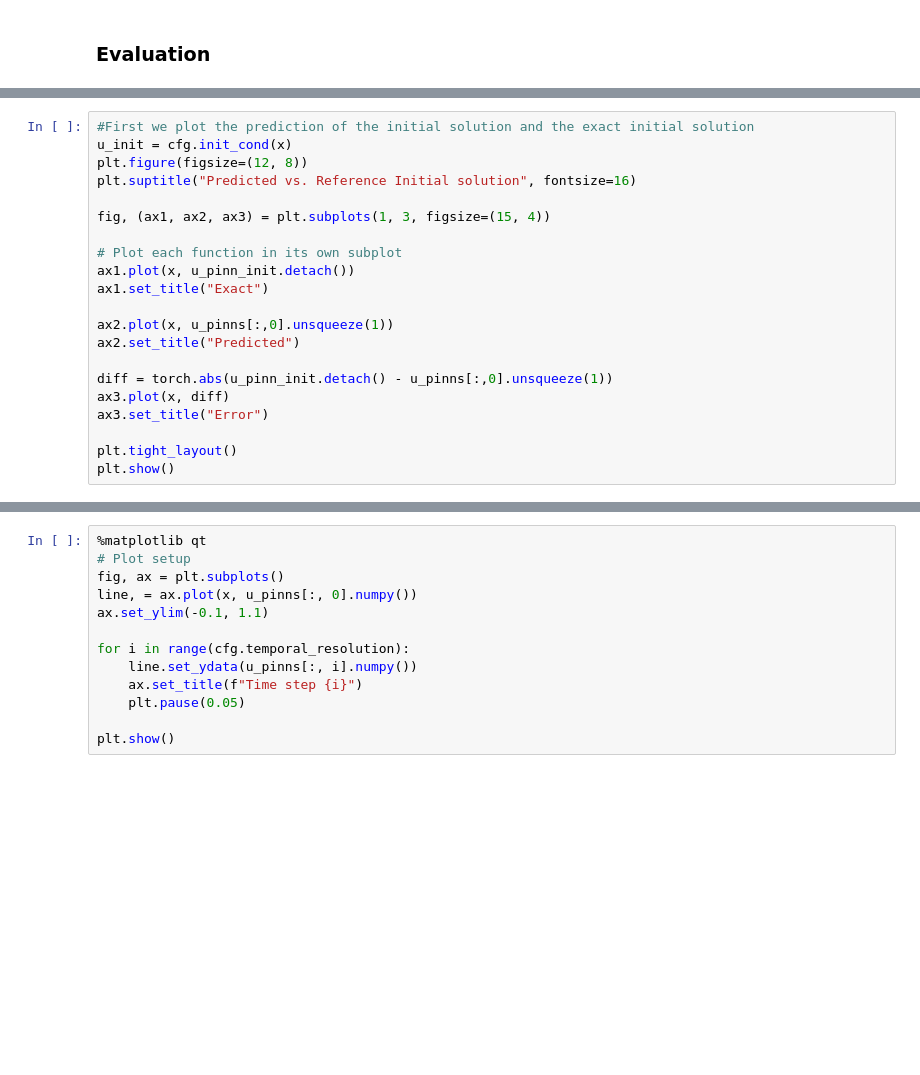
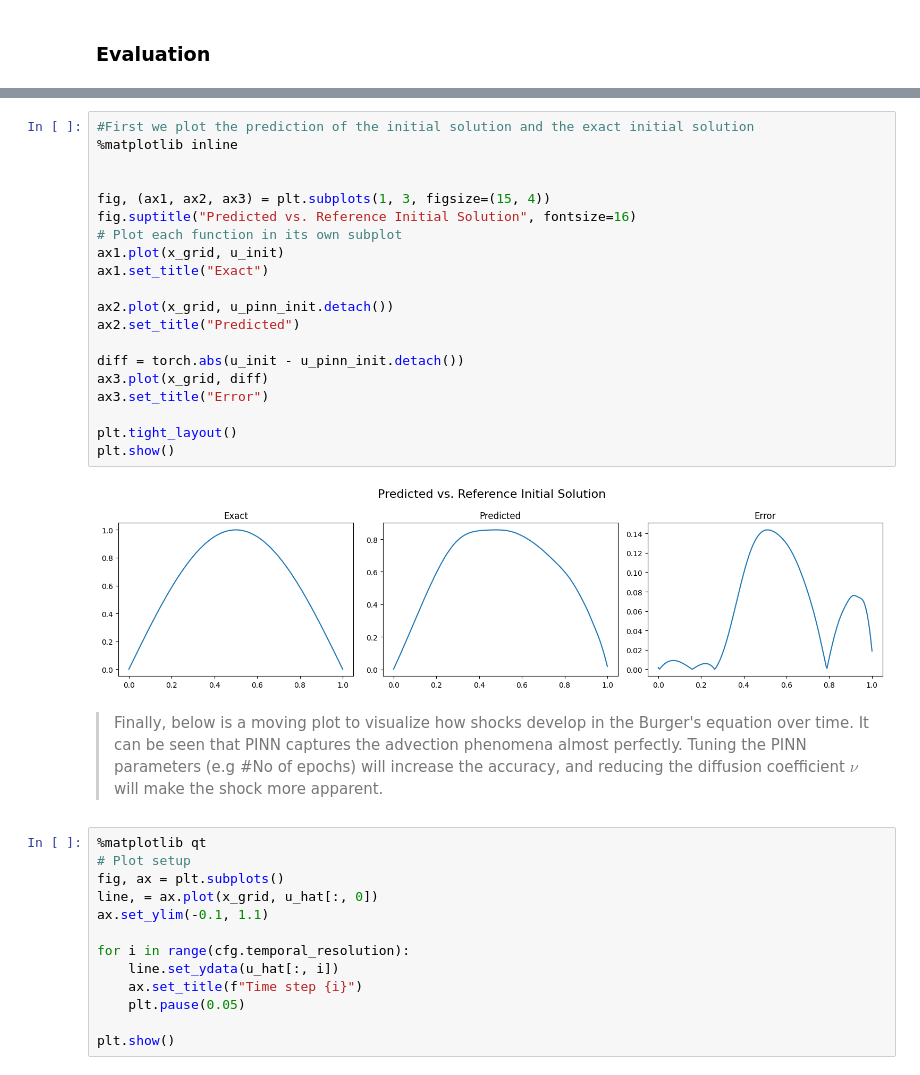
Before and after one commit to oduolaidrisA/Scientific-Machine-Learning, a Jupyter notebook: PINN_for_1d_Burgers_equation_with_pytorch_lightning.ipynb, the cells around one changed output, grey strips where cells are left out. Saved outputs shown, nothing was run; the diff lists cells and outputs as text; blank space fills up the shorter version.

```diff
--- a/PINN_for_1d_Burgers_equation_with_pytorch_lightning.ipynb
+++ b/PINN_for_1d_Burgers_equation_with_pytorch_lightning.ipynb
@@ -405,21 +397,0 @@ u_pinn_init = model_best(x_init.to(device)).cpu()
-# %%
-#First we plot the prediction of the initial solution and the exact initial solution
-u_init = cfg.init_cond(x)
-plt.figure(figsize=(12, 8))
-plt.suptitle("Predicted vs. Reference Initial solution", fontsize=16)
-
-fig, (ax1, ax2, ax3) = plt.subplots(1, 3, figsize=(15, 4))
-
-# Plot each function in its own subplot
-ax1.plot(x, u_pinn_init.detach())
-ax1.set_title("Exact")
-
-ax2.plot(x, u_pinns[:,0].unsqueeze(1))
-ax2.set_title("Predicted")
-
-diff = torch.abs(u_pinn_init.detach() - u_pinns[:,0].unsqueeze(1))
-ax3.plot(x, diff)
-ax3.set_title("Error")
-
-plt.tight_layout()
-plt.show()
@@ -434,12 +398,36 @@ plot3D_Matrix(X,T,u_pinns)
+# %%
+#First we plot the prediction of the initial solution and the exact initial solution
+%matplotlib inline
+
+
+fig, (ax1, ax2, ax3) = plt.subplots(1, 3, figsize=(15, 4))
+fig.suptitle("Predicted vs. Reference Initial Solution", fontsize=16)
+# Plot each function in its own subplot
+ax1.plot(x_grid, u_init)
+ax1.set_title("Exact")
+
+ax2.plot(x_grid, u_pinn_init.detach())
+ax2.set_title("Predicted")
+
+diff = torch.abs(u_init - u_pinn_init.detach())
+ax3.plot(x_grid, diff)
+ax3.set_title("Error")
+
+plt.tight_layout()
+plt.show()
+# %% [output]
+[figure, added]
+# %% [markdown]
+> Finally, below is a moving plot to visualize how shocks develop in the Burger's equation over time. It can be seen that PINN captures the advection phenomena almost perfectly. Tuning the PINN parameters (e.g #No of epochs) will increase the accuracy, and reducing the diffusion coefficient $\nu$ will make the shock more apparent.
 # %%
 %matplotlib qt
 # Plot setup
 fig, ax = plt.subplots()
-line, = ax.plot(x, u_pinns[:, 0].numpy())
+line, = ax.plot(x_grid, u_hat[:, 0])
 ax.set_ylim(-0.1, 1.1)
 
 for i in range(cfg.temporal_resolution):
-    line.set_ydata(u_pinns[:, i].numpy())
+    line.set_ydata(u_hat[:, i])
     ax.set_title(f"Time step {i}")
     plt.pause(0.05)
 
```
Also changed, not shown: parts of 17 cells of this notebook, 14 other files.
